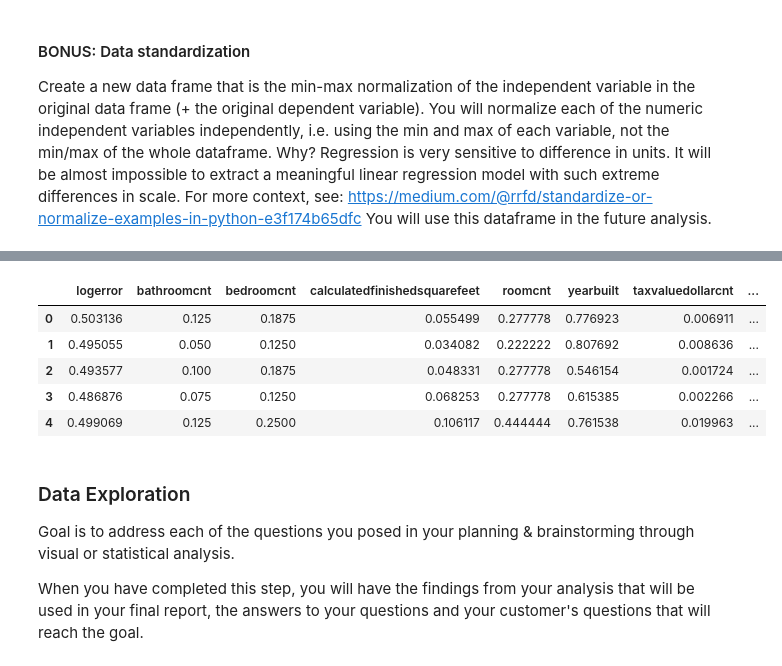
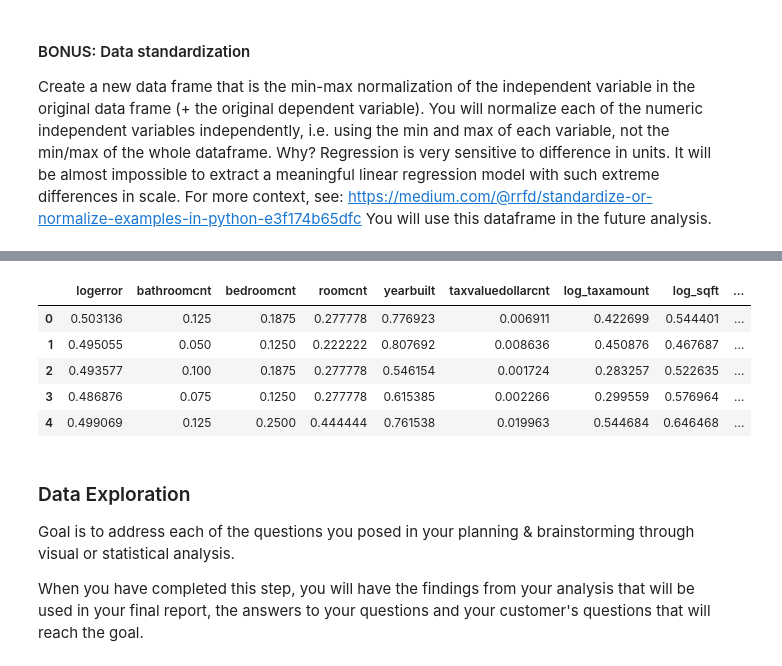
Before and after one commit to StevenGaris/codeup-ds-projects, a Jupyter notebook: Regression_Project_Steven_Garis.ipynb, the cells around one changed output, grey strips where cells are left out. Drawn from its saved outputs; the diff is of its cells as text; code cells hidden in the pictures.

```diff
--- a/Regression_Project_Steven_Garis.ipynb
+++ b/Regression_Project_Steven_Garis.ipynb
@@ -322,0 +323,15 @@ df_zillow.shape
+# %%
+log_taxamount = np.log(df_zillow.taxamount)
+log_taxamount_df = pd.DataFrame(log_taxamount)
+log_taxamount_df = log_taxamount_df.rename(columns={'taxamount': 'log_taxamount'})
+df_zillow = df_zillow.join(log_taxamount_df)
+# %%
+log_sqft = np.log(df_zillow.calculatedfinishedsquarefeet)
+log_sqft_df = pd.DataFrame(log_sqft)
+log_sqft_df = log_sqft_df.rename(columns={'calculatedfinishedsquarefeet': 'log_sqft'})
+df_zillow = df_zillow.join(log_sqft_df)
+# %%
+log_price_sqft = df_zillow.log_taxamount / df_zillow.log_sqft
+log_price_sqft_df = pd.DataFrame(log_price_sqft)
+log_price_sqft_df = log_price_sqft_df.rename(columns={0: 'log_price_sqft'})
+df_zillow = df_zillow.join(log_price_sqft_df)
@@ -322,0 +347,2 @@ df_zillow.shape
+# %%
+df_zillow = df_zillow.drop(['taxamount', 'calculatedfinishedsquarefeet', 'tax_per_sqft'], axis=1)
@@ -369,22 +417,22 @@ zil_xform_df.head()
 # %%
 zil_xform_df= zil_xform_df.rename(columns={0: 'logerror',
                                            1: 'bathroomcnt',
                                            2: 'bedroomcnt',
-                                           3: 'calculatedfinishedsquarefeet',
-                                           4: 'roomcnt',
-                                           5: 'yearbuilt',
-                                           6: 'taxvaluedollarcnt',
-                                           7: 'taxamount',
-                                           8: 'tax_per_sqft'})
+                                           3: 'roomcnt',
+                                           4: 'yearbuilt',
+                                           5: 'taxvaluedollarcnt',
+                                           6: 'log_taxamount',
+                                           7: 'log_sqft',
+                                           8: 'log_price_sqft'})
 
 zil_xform_df.head()
 # %% [output]
-|  | logerror | bathroomcnt | bedroomcnt | calculatedfinishedsquarefeet | roomcnt | yearbuilt | taxvaluedollarcnt | ... |
-| 0 | 0.503136 | 0.125 | 0.1875 | 0.055499 | 0.277778 | 0.776923 | 0.006911 | ... |
-| 1 | 0.495055 | 0.050 | 0.1250 | 0.034082 | 0.222222 | 0.807692 | 0.008636 | ... |
-| 2 | 0.493577 | 0.100 | 0.1875 | 0.048331 | 0.277778 | 0.546154 | 0.001724 | ... |
-| 3 | 0.486876 | 0.075 | 0.1250 | 0.068253 | 0.277778 | 0.615385 | 0.002266 | ... |
-| 4 | 0.499069 | 0.125 | 0.2500 | 0.106117 | 0.444444 | 0.761538 | 0.019963 | ... |
+|  | logerror | bathroomcnt | bedroomcnt | roomcnt | yearbuilt | taxvaluedollarcnt | log_taxamount | log_sqft | ... |
+| 0 | 0.503136 | 0.125 | 0.1875 | 0.277778 | 0.776923 | 0.006911 | 0.422699 | 0.544401 | ... |
+| 1 | 0.495055 | 0.050 | 0.1250 | 0.222222 | 0.807692 | 0.008636 | 0.450876 | 0.467687 | ... |
+| 2 | 0.493577 | 0.100 | 0.1875 | 0.277778 | 0.546154 | 0.001724 | 0.283257 | 0.522635 | ... |
+| 3 | 0.486876 | 0.075 | 0.1250 | 0.277778 | 0.615385 | 0.002266 | 0.299559 | 0.576964 | ... |
+| 4 | 0.499069 | 0.125 | 0.2500 | 0.444444 | 0.761538 | 0.019963 | 0.544684 | 0.646468 | ... |
 # %% [markdown]
 ### Data Exploration
 
```
Also changed, not shown: parts of 23 cells of this notebook.
